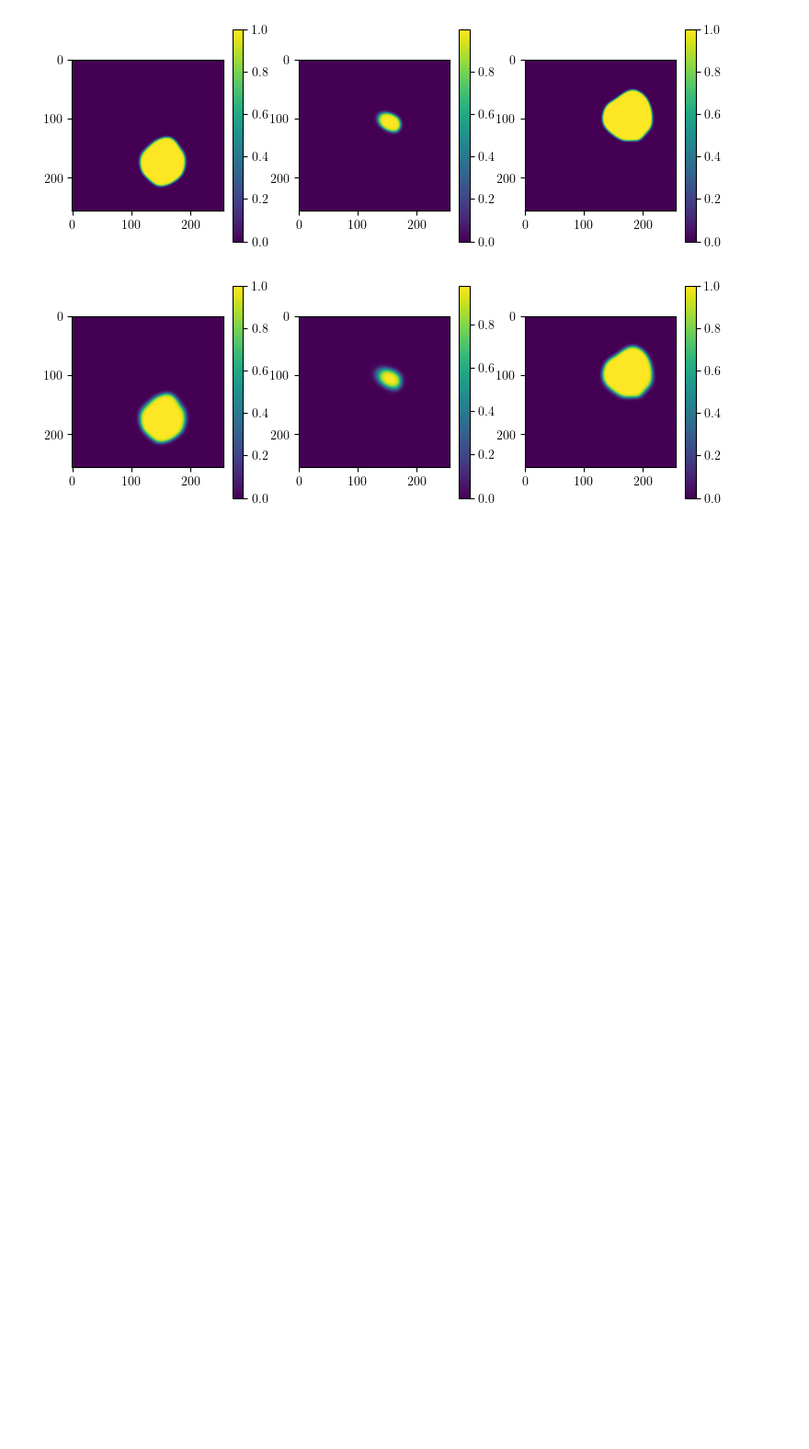
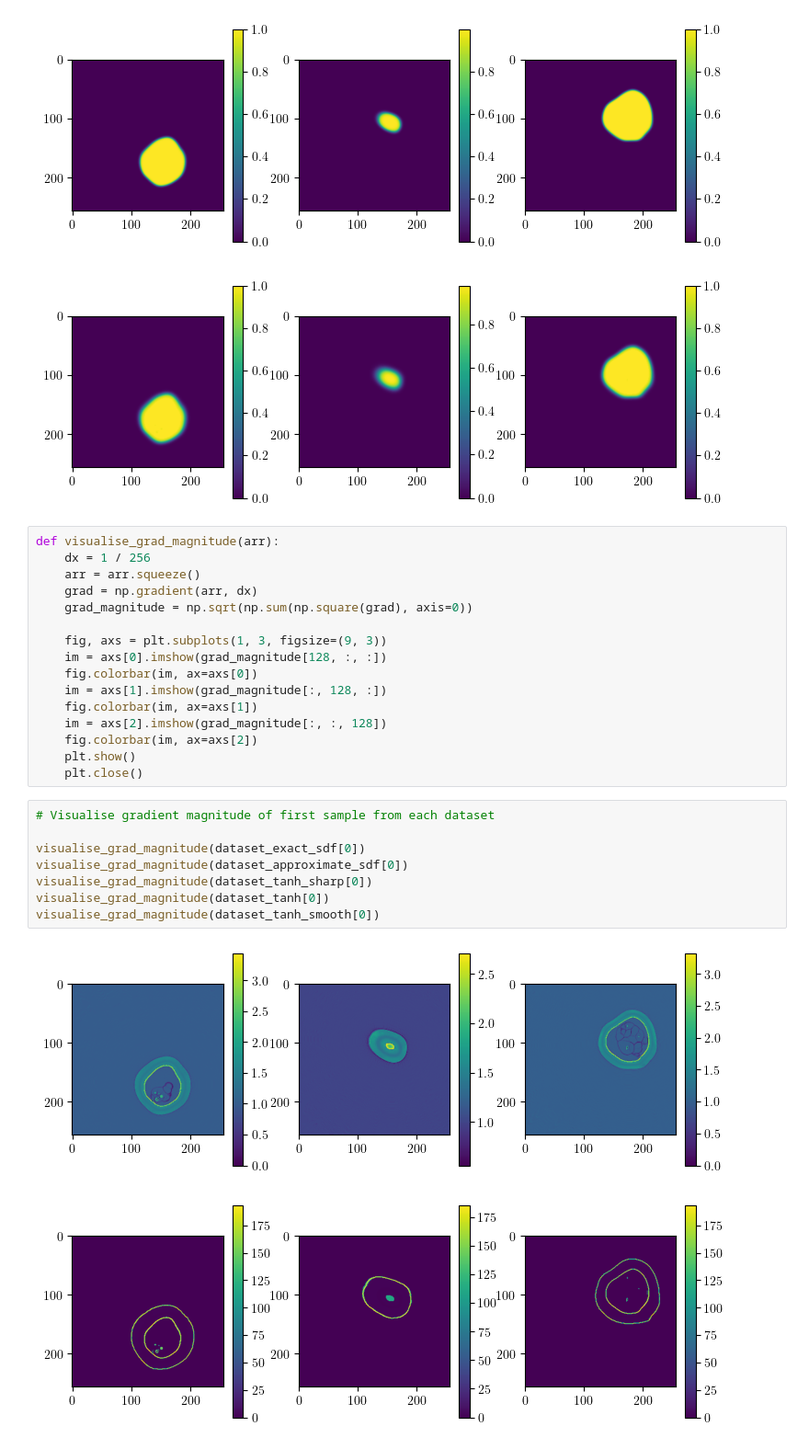
Before and after one commit to murraycutforth/mf-ae, a Jupyter notebook: notebooks/phi_dataset_exploration.ipynb, the cells around one changed output. Shown at 92% size. Drawn from its saved outputs; the diff is of its cells as text; blank space fills up the shorter version.

Commit message:
Updated ellipse dataset

```diff
--- a/notebooks/phi_dataset_exploration.ipynb
+++ b/notebooks/phi_dataset_exploration.ipynb
@@ -72,3 +72,30 @@ visualise_dataset_sample(dataset_tanh_smooth[0])
 [figure]
 [figure]
 [figure]
+# %%
+def visualise_grad_magnitude(arr):
+    dx = 1 / 256
+    arr = arr.squeeze()
+    grad = np.gradient(arr, dx)
+    grad_magnitude = np.sqrt(np.sum(np.square(grad), axis=0))
+
+    fig, axs = plt.subplots(1, 3, figsize=(9, 3))
+    im = axs[0].imshow(grad_magnitude[128, :, :])
+    fig.colorbar(im, ax=axs[0])
+    im = axs[1].imshow(grad_magnitude[:, 128, :])
+    fig.colorbar(im, ax=axs[1])
+    im = axs[2].imshow(grad_magnitude[:, :, 128])
+    fig.colorbar(im, ax=axs[2])
+    plt.show()
+    plt.close()
+# %%
+# Visualise gradient magnitude of first sample from each dataset
+
+visualise_grad_magnitude(dataset_exact_sdf[0])
+visualise_grad_magnitude(dataset_approximate_sdf[0])
+visualise_grad_magnitude(dataset_tanh_sharp[0])
+visualise_grad_magnitude(dataset_tanh[0])
+visualise_grad_magnitude(dataset_tanh_smooth[0])
+# %% [output]
+[figure, added]
+[figure, added]
```
Also changed, not shown: parts of 1 cell of this notebook, 22 other files.
